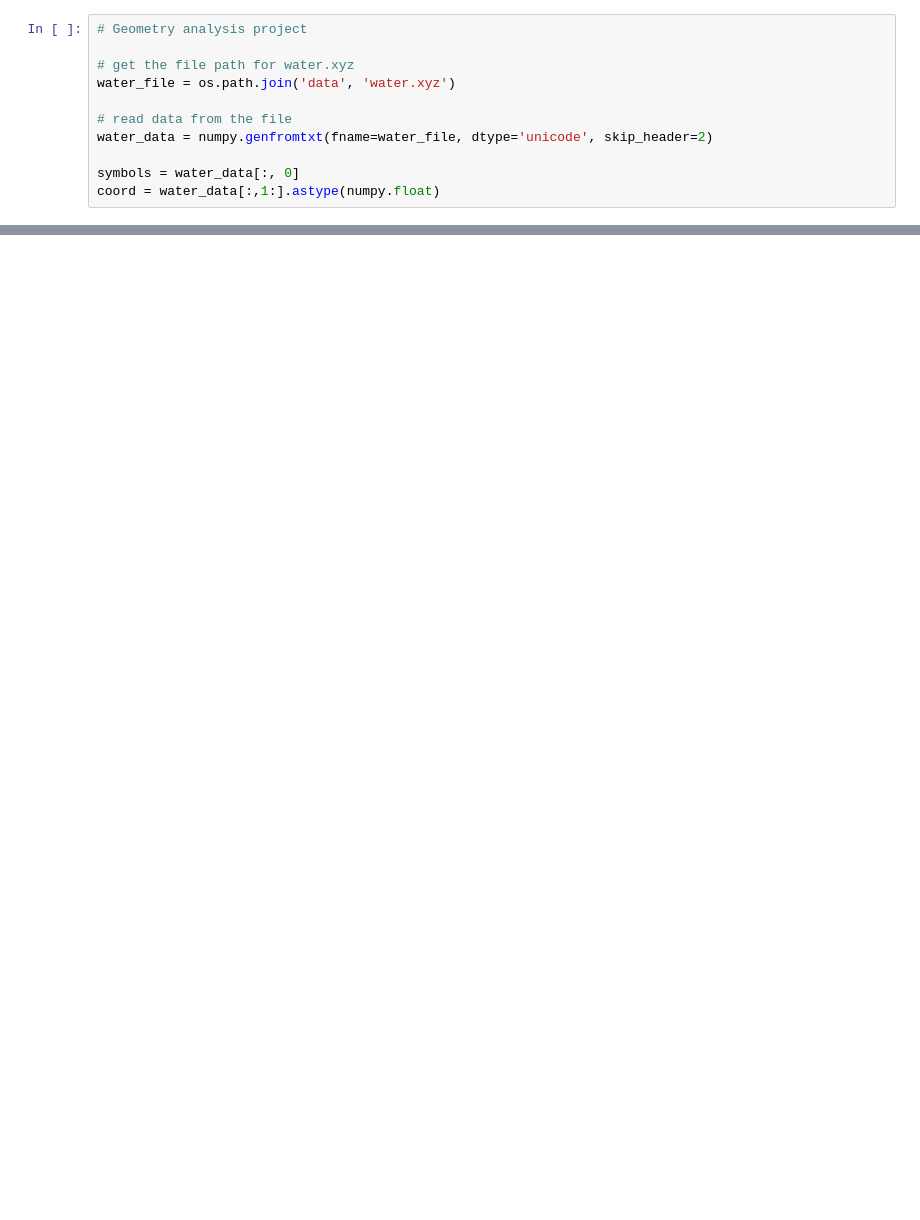
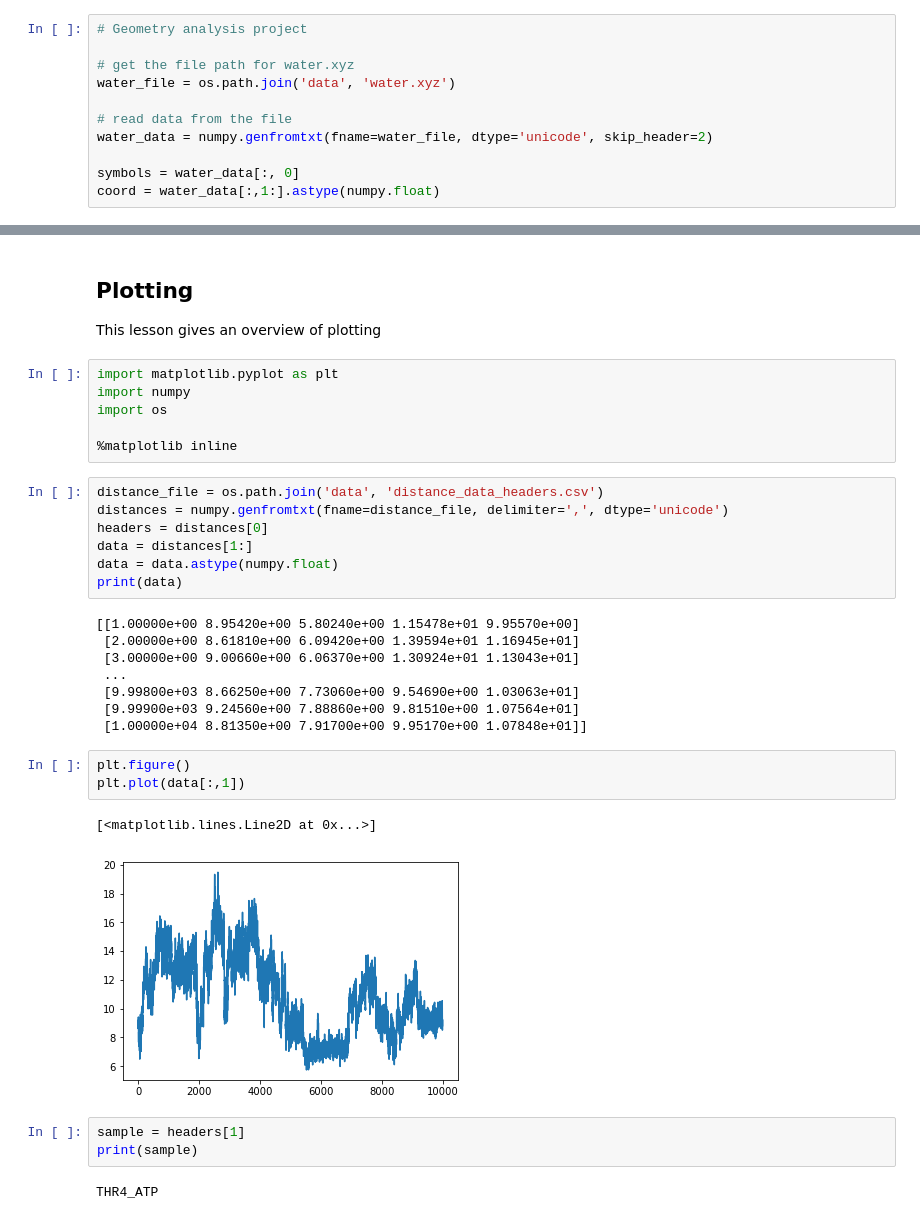
Before and after one commit to janash/cms-workshop, a Jupyter notebook: workshop_notebook.ipynb, the cells around one changed output, grey strips where cells are left out. Drawn from its saved outputs; the diff is of its cells as text; blank space fills up the shorter version.

Commit message:
plotting lesson

```diff
--- a/workshop_notebook.ipynb
+++ b/workshop_notebook.ipynb
@@ -405,0 +328,36 @@ H2 to H2 : 0.000
+# %% [markdown]
+## Plotting
+
+This lesson gives an overview of plotting
+# %%
+import matplotlib.pyplot as plt
+import numpy
+import os
+
+%matplotlib inline
+# %%
+distance_file = os.path.join('data', 'distance_data_headers.csv')
+distances = numpy.genfromtxt(fname=distance_file, delimiter=',', dtype='unicode')
+headers = distances[0]
+data = distances[1:]
+data = data.astype(numpy.float)
+print(data)
+# %% [output]
+[[1.00000e+00 8.95420e+00 5.80240e+00 1.15478e+01 9.95570e+00]
+ [2.00000e+00 8.61810e+00 6.09420e+00 1.39594e+01 1.16945e+01]
+ [3.00000e+00 9.00660e+00 6.06370e+00 1.30924e+01 1.13043e+01]
+ ...
+ [9.99800e+03 8.66250e+00 7.73060e+00 9.54690e+00 1.03063e+01]
+ [9.99900e+03 9.24560e+00 7.88860e+00 9.81510e+00 1.07564e+01]
+ [1.00000e+04 8.81350e+00 7.91700e+00 9.95170e+00 1.07848e+01]]
+# %%
+plt.figure()
+plt.plot(data[:,1])
+# %% [output]
+[<matplotlib.lines.Line2D at 0x...>]
+[figure, added]
+# %%
+sample = headers[1]
+print(sample)
+# %% [output]
+THR4_ATP
```
Also changed, not shown: parts of 15 cells of this notebook, 6 other files.
